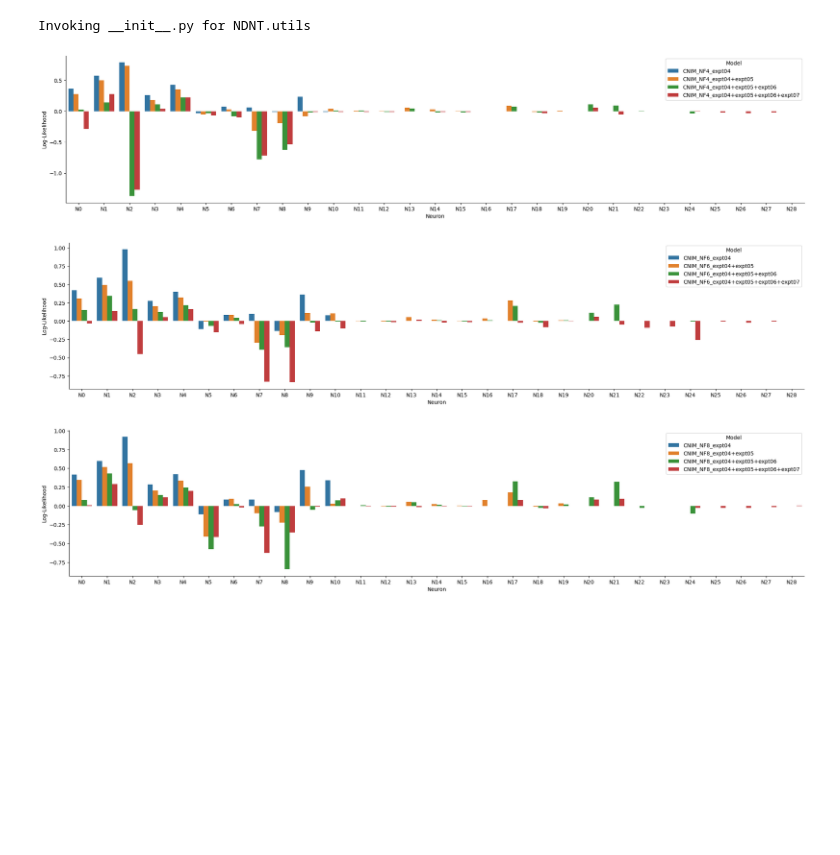
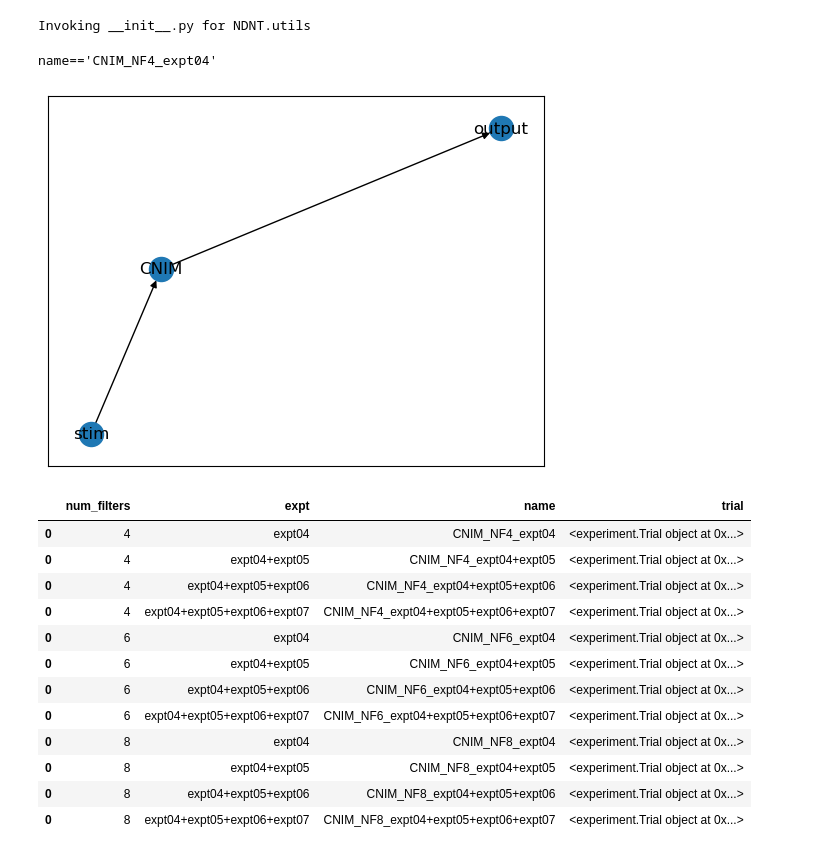
Before and after one commit to NeuroTheoryUMD/mattjac, a Jupyter notebook: v1/exp_CNIM.ipynb, the cells around one changed output. Drawn from its saved outputs; the diff is of its cells as text; code cells hidden in the pictures; blank space fills up the shorter version.

Commit message:
Small fixes and added experiment for scaffold.

```diff
--- a/v1/exp_CNIM.ipynb
+++ b/v1/exp_CNIM.ipynb
@@ -6,14 +4,24 @@ import matplotlib.pyplot as plt
 Invoking __init__.py for NDNT.utils
 # %%
 e = exp.load('exp_CNIM', 'experiments')
-# %%
-for num_filters in [4,6,8]:
-    trials=['CNIM_NF'+str(num_filters)+'_expt04',
-            'CNIM_NF'+str(num_filters)+'_expt04+expt05',
-            'CNIM_NF'+str(num_filters)+'_expt04+expt05+expt06',
-            'CNIM_NF'+str(num_filters)+'_expt04+expt05+expt06+expt07']
-    e.plot_LLs(trials=trials, figsize=(25,5))
-# %% [output]
-[figure, removed]
-[figure, removed]
-[figure, removed]
+# %%
+e.trials_where(name='CNIM_NF4_expt04')[0].model.draw_network()
+# %% [output]
+name=='CNIM_NF4_expt04'
+[figure, added]
+# %%
+e.trials
+# %% [output]
+|  | num_filters | expt | name | trial |
+| 0 | 4 | expt04 | CNIM_NF4_expt04 | <experiment.Trial object at 0x...> |
+| 0 | 4 | expt04+expt05 | CNIM_NF4_expt04+expt05 | <experiment.Trial object at 0x...> |
+| 0 | 4 | expt04+expt05+expt06 | CNIM_NF4_expt04+expt05+expt06 | <experiment.Trial object at 0x...> |
+| 0 | 4 | expt04+expt05+expt06+expt07 | CNIM_NF4_expt04+expt05+expt06+expt07 | <experiment.Trial object at 0x...> |
+| 0 | 6 | expt04 | CNIM_NF6_expt04 | <experiment.Trial object at 0x...> |
+| 0 | 6 | expt04+expt05 | CNIM_NF6_expt04+expt05 | <experiment.Trial object at 0x...> |
+| 0 | 6 | expt04+expt05+expt06 | CNIM_NF6_expt04+expt05+expt06 | <experiment.Trial object at 0x...> |
+| 0 | 6 | expt04+expt05+expt06+expt07 | CNIM_NF6_expt04+expt05+expt06+expt07 | <experiment.Trial object at 0x...> |
+| 0 | 8 | expt04 | CNIM_NF8_expt04 | <experiment.Trial object at 0x...> |
+| 0 | 8 | expt04+expt05 | CNIM_NF8_expt04+expt05 | <experiment.Trial object at 0x...> |
+| 0 | 8 | expt04+expt05+expt06 | CNIM_NF8_expt04+expt05+expt06 | <experiment.Trial object at 0x...> |
+| 0 | 8 | expt04+expt05+expt06+expt07 | CNIM_NF8_expt04+expt05+expt06+expt07 | <experiment.Trial object at 0x...> |
```
Also changed, not shown: parts of 3 cells of this notebook, 5 other files.
